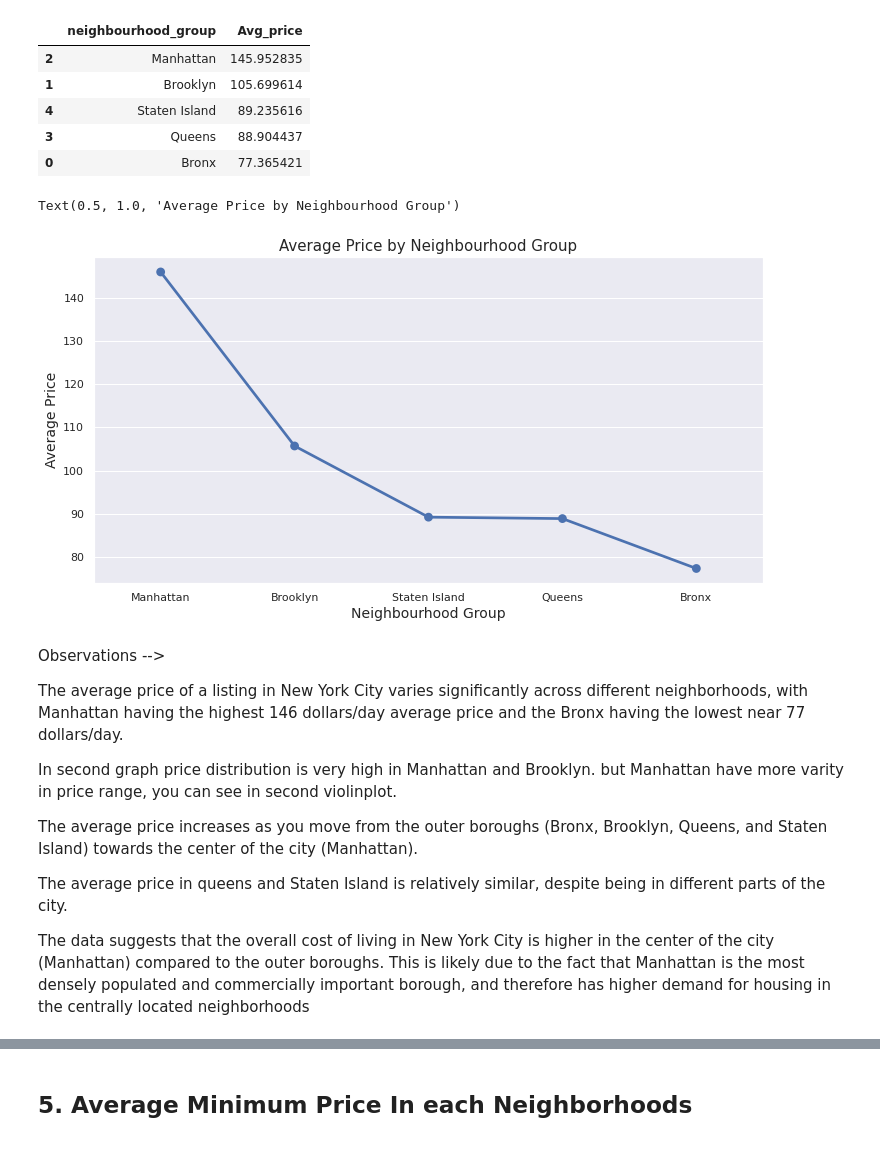
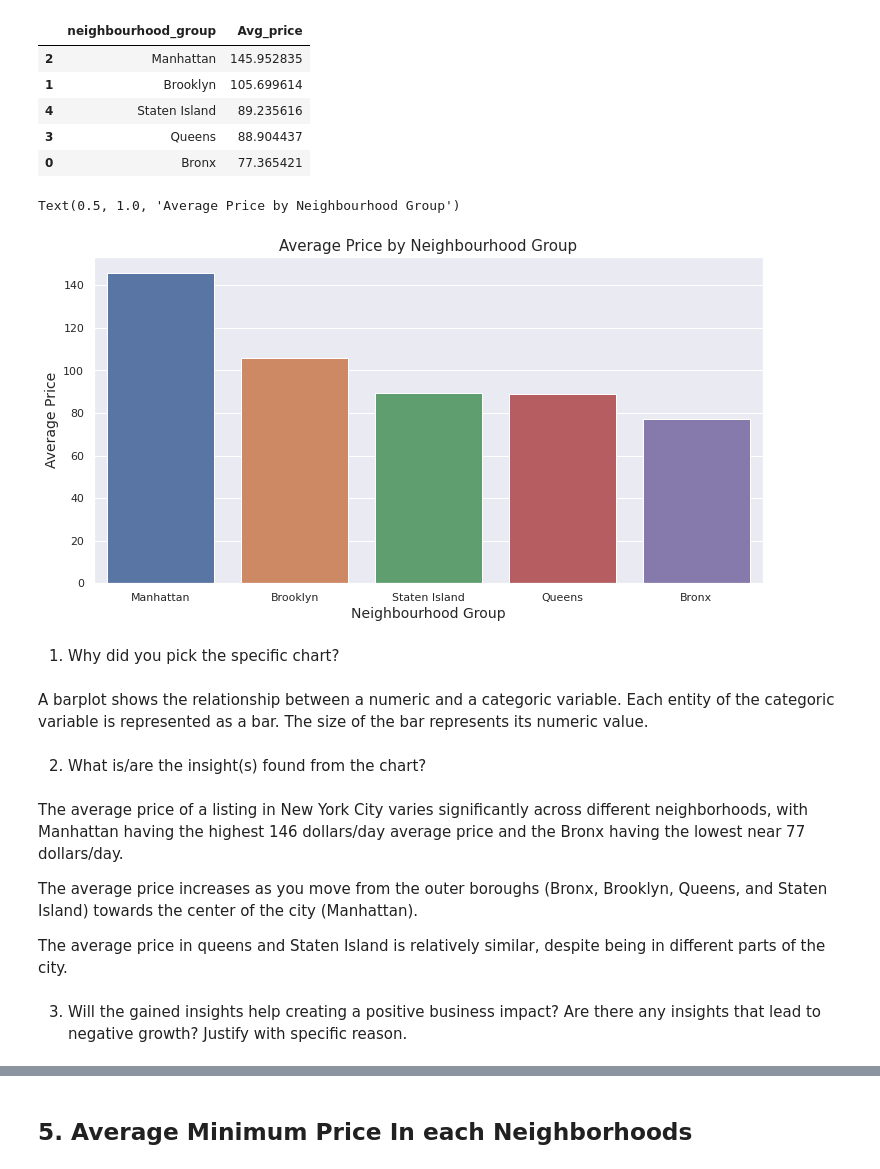
Before and after one commit to NANDINIKeremegaladhoddiShivalingaiah/Airbnb-Exploratory-Data-Analysis-EDA-, a Jupyter notebook: Airbnb_Exploratory_Data_Analysis.ipynb, the cells around one changed output, grey strips where cells are left out. Saved outputs shown, nothing was run; the diff lists cells and outputs as text; code cells hidden in the pictures.

```diff
--- a/Airbnb_Exploratory_Data_Analysis.ipynb
+++ b/Airbnb_Exploratory_Data_Analysis.ipynb
@@ -604,24 +605,27 @@ average_price
 | 3 | Queens | 88.904437 |
 | 0 | Bronx | 77.365421 |
 # %%
-# visualizing the average_price of each neighbourhood group using point plot
+# visualizing the average_price of each neighbourhood group using bar plot
 plt.figure(figsize=(12, 6))
-sns.pointplot(x = average_price['neighbourhood_group'], y=average_price['Avg_price'])
+sns.barplot(x = average_price['neighbourhood_group'], y=average_price['Avg_price'])
 plt.xlabel('Neighbourhood Group',fontsize=14)
 plt.ylabel('Average Price',fontsize=14)
 plt.title('Average Price by Neighbourhood Group',fontsize=15)
 # %% [output]
 Text(0.5, 1.0, 'Average Price by Neighbourhood Group')
-[figure, old version]
+[figure, new version]
+# %% [markdown]
+1. Why did you pick the specific chart?
+# %% [markdown]
+A barplot shows the relationship between a numeric and a categoric variable. Each entity of the categoric variable is represented as a bar. The size of the bar represents its numeric value.
+# %% [markdown]
+2. What is/are the insight(s) found from the chart?
 # %% [markdown]
-Observations -->
-
 The average price of a listing in New York City varies significantly across different neighborhoods, with Manhattan having the highest 146 dollars/day average price and the Bronx having the lowest near 77 dollars/day.
-
-In second graph price distribution is very high in Manhattan and Brooklyn. but Manhattan have more varity in price range, you can see in second violinplot.
 
 The average price increases as you move from the outer boroughs (Bronx, Brooklyn, Queens, and Staten Island) towards the center of the city (Manhattan).
 
 The average price in queens and Staten Island is relatively similar, despite being in different parts of the city.
-
-The data suggests that the overall cost of living in New York City is higher in the center of the city (Manhattan) compared to the outer boroughs. This is likely due to the fact that Manhattan is the most densely populated and commercially important borough, and therefore has higher demand for housing in the centrally located neighborhoods
+# %% [markdown]
+3. Will the gained insights help creating a positive business impact?
+Are there any insights that lead to negative growth? Justify with specific reason.
```
Also changed, not shown: parts of 112 cells of this notebook.
